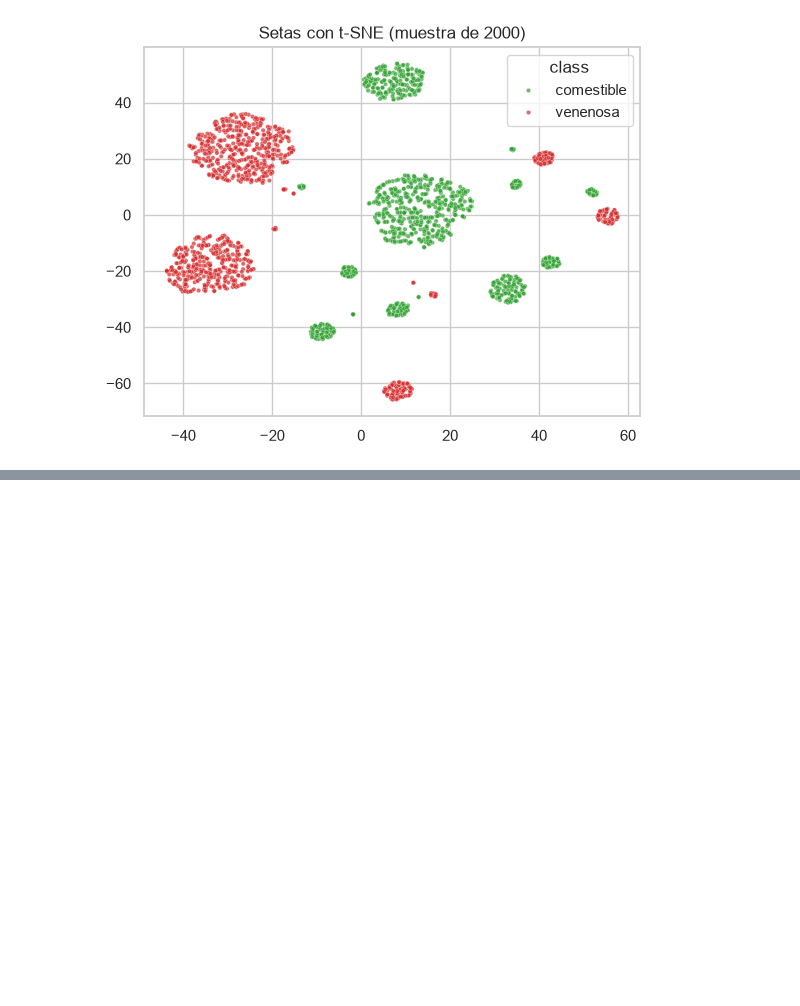
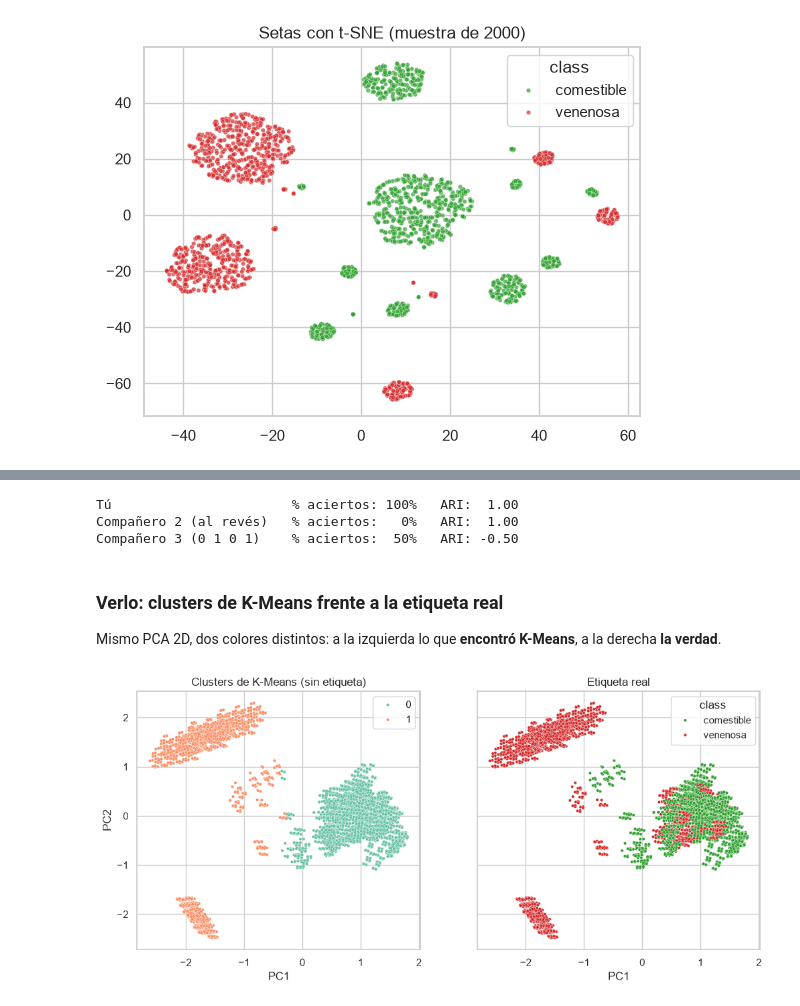
Before and after one commit to IA-P1-BCN/juanCarlos-investigacion-clustering, a Jupyter notebook: workshop-setas.ipynb, the cells around one changed output, grey strips where cells are left out. Drawn from its saved outputs; the diff is of its cells as text; code cells hidden in the pictures; blank space fills up the shorter version.

Commit message:
taller(05): setas — evaluación (ARI/NMI, métricas internas) + log de aprendizaje
Co-Authored-By: Claude Opus 5.5 <noreply@anthropic.com>

```diff
--- a/workshop-setas.ipynb
+++ b/workshop-setas.ipynb
@@ -444,0 +425,31 @@ jaccard  eps=0.5  -> grupos:   3  ruido: 5
+# %%
+real = ["comestible", "comestible", "venenosa", "venenosa"]   # setas A, B, C, D
+
+casos = {"Tú":                  [0, 0, 1, 1],
+         "Compañero 2 (al revés)": [1, 1, 0, 0],
+         "Compañero 3 (0 1 0 1)":  [0, 1, 0, 1]}
+
+for nombre, clusters in casos.items():
+    aciertos = np.mean([(c == 0) == (r == "comestible") for c, r in zip(clusters, real)])  # «0 = comestible»
+    print(f"{nombre:24} % aciertos: {aciertos:4.0%}   ARI: {adjusted_rand_score(real, clusters):5.2f}")
+# %% [output]
+Tú                       % aciertos: 100%   ARI:  1.00
+Compañero 2 (al revés)   % aciertos:   0%   ARI:  1.00
+Compañero 3 (0 1 0 1)    % aciertos:  50%   ARI: -0.50
+# %% [markdown]
+### Verlo: clusters de K-Means frente a la etiqueta real
+
+Mismo PCA 2D, dos colores distintos: a la izquierda lo que **encontró K-Means**, a la derecha **la verdad**.
+# %%
+X_2d = PCA(n_components=2, random_state=RANDOM_STATE).fit_transform(X)
+
+fig, ax = plt.subplots(1, 2, figsize=(12, 5), sharex=True, sharey=True)
+sns.scatterplot(x=X_2d[:, 0], y=X_2d[:, 1], hue=clusters_km, palette="Set2", s=10, ax=ax[0])
+ax[0].set(title="Clusters de K-Means (sin etiqueta)", xlabel="PC1", ylabel="PC2")
+sns.scatterplot(x=X_2d[:, 0], y=X_2d[:, 1], hue=y.map({0: "comestible", 1: "venenosa"}),
+                hue_order=["comestible", "venenosa"],
+                palette={"comestible": "tab:green", "venenosa": "tab:red"}, s=10, ax=ax[1])
+ax[1].set(title="Etiqueta real", xlabel="PC1")
+plt.show()
+# %% [output]
+[figure, added]
```
Also changed, not shown: parts of 26 cells of this notebook, 5 other files.
